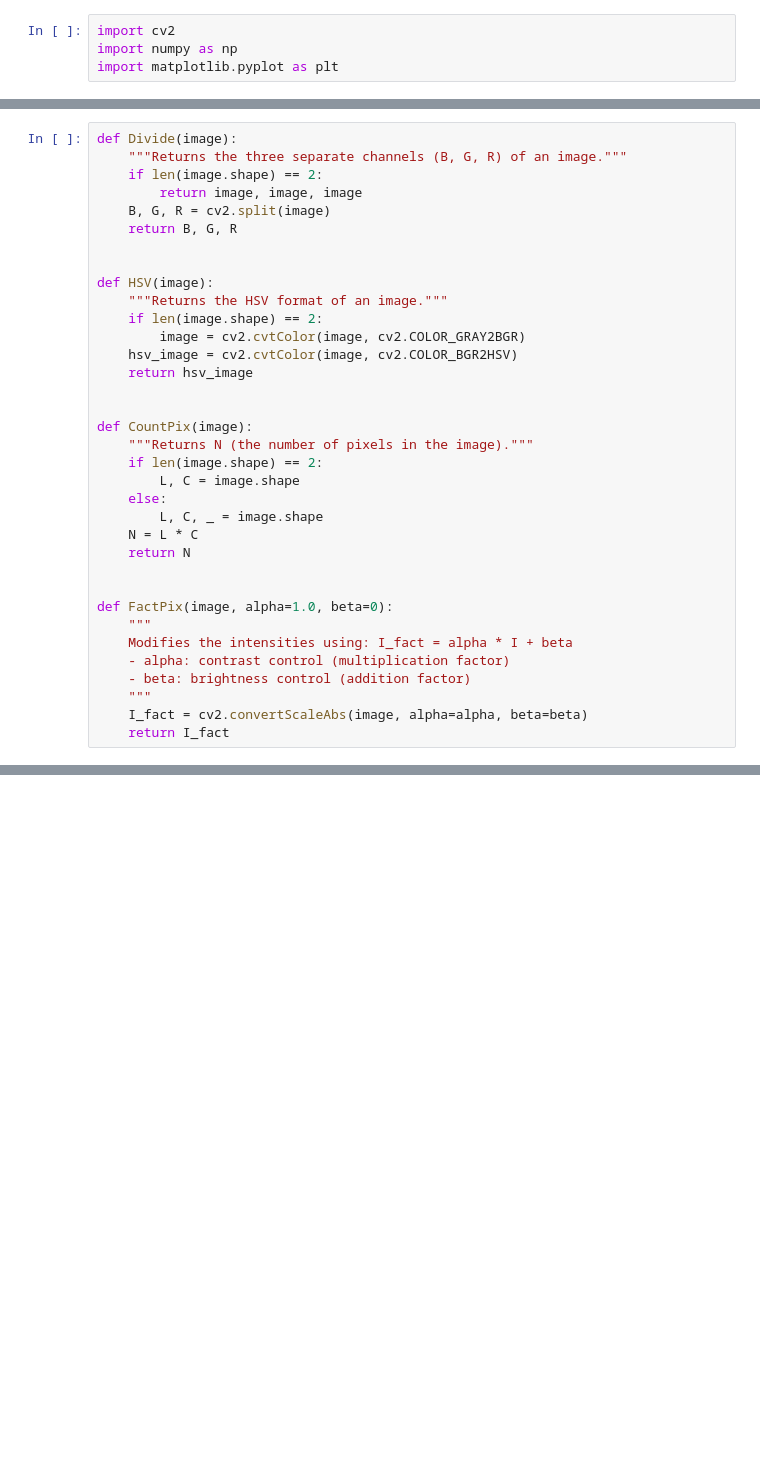
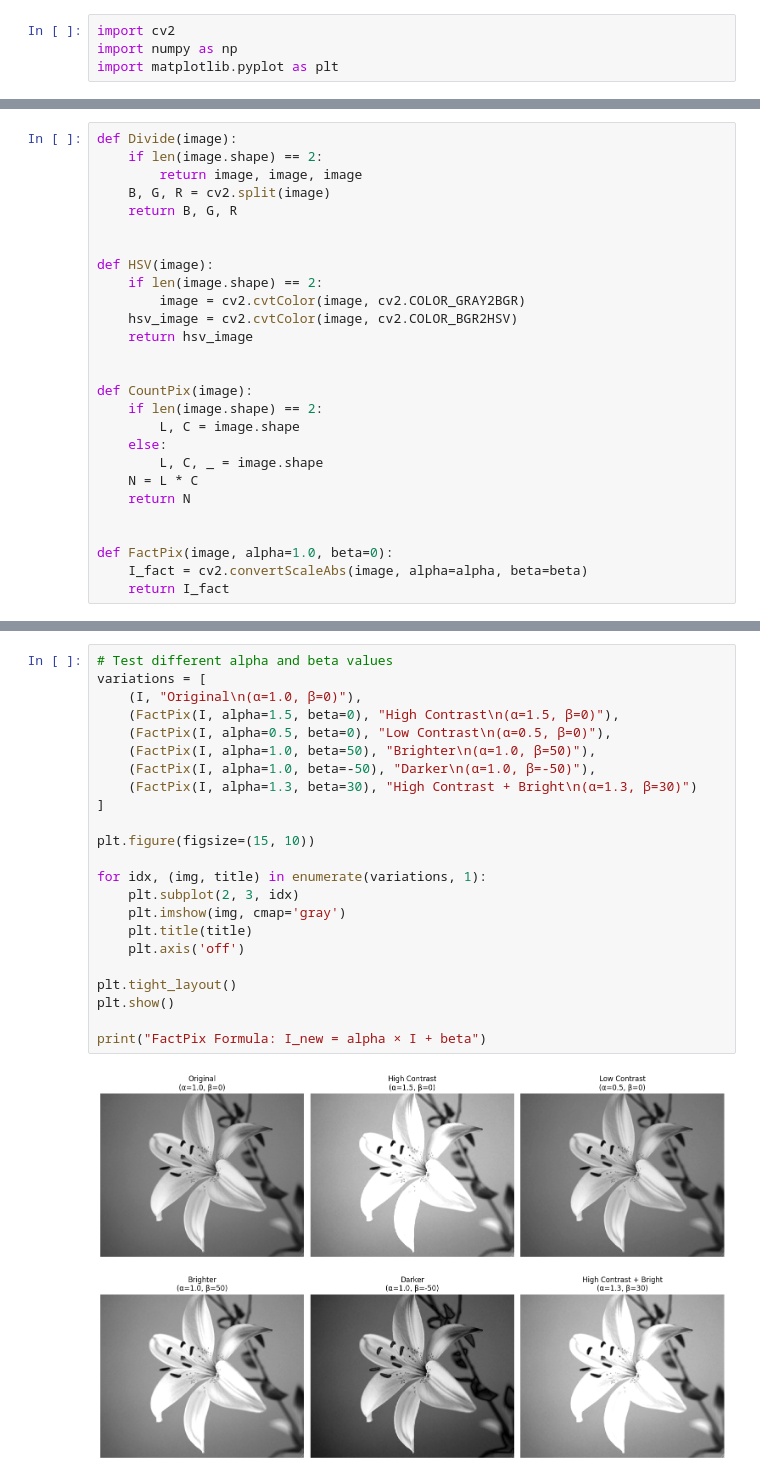
Before and after one commit to ZakariaTikialine/TreatImg, a Jupyter notebook: Lab2/notebook.ipynb, the cells around one changed output, grey strips where cells are left out. Saved outputs shown, nothing was run; the diff lists cells and outputs as text; blank space fills up the shorter version.

```diff
--- a/Lab2/notebook.ipynb
+++ b/Lab2/notebook.ipynb
@@ -52,6 +10,5 @@ def OpenImage(path):
 # %%
 def Divide(image):
-    """Returns the three separate channels (B, G, R) of an image."""
     if len(image.shape) == 2:
         return image, image, image
     B, G, R = cv2.split(image)
@@ -59,7 +16,6 @@ def Divide(image):
 
 
 def HSV(image):
-    """Returns the HSV format of an image."""
     if len(image.shape) == 2:
         image = cv2.cvtColor(image, cv2.COLOR_GRAY2BGR)
     hsv_image = cv2.cvtColor(image, cv2.COLOR_BGR2HSV)
@@ -67,7 +23,6 @@ def HSV(image):
 
 
 def CountPix(image):
-    """Returns N (the number of pixels in the image)."""
     if len(image.shape) == 2:
         L, C = image.shape
     else:
@@ -77,10 +32,5 @@ def CountPix(image):
 
 
 def FactPix(image, alpha=1.0, beta=0):
-    """
-    Modifies the intensities using: I_fact = alpha * I + beta
-    - alpha: contrast control (multiplication factor)
-    - beta: brightness control (addition factor)
-    """
     I_fact = cv2.convertScaleAbs(image, alpha=alpha, beta=beta)
     return I_fact
@@ -349,0 +267,25 @@ Generate random matrices using different NumPy methods:
+# %%
+# Test different alpha and beta values
+variations = [
+    (I, "Original\n(α=1.0, β=0)"),
+    (FactPix(I, alpha=1.5, beta=0), "High Contrast\n(α=1.5, β=0)"),
+    (FactPix(I, alpha=0.5, beta=0), "Low Contrast\n(α=0.5, β=0)"),
+    (FactPix(I, alpha=1.0, beta=50), "Brighter\n(α=1.0, β=50)"),
+    (FactPix(I, alpha=1.0, beta=-50), "Darker\n(α=1.0, β=-50)"),
+    (FactPix(I, alpha=1.3, beta=30), "High Contrast + Bright\n(α=1.3, β=30)")
+]
+
+plt.figure(figsize=(15, 10))
+
+for idx, (img, title) in enumerate(variations, 1):
+    plt.subplot(2, 3, idx)
+    plt.imshow(img, cmap='gray')
+    plt.title(title)
+    plt.axis('off')
+
+plt.tight_layout()
+plt.show()
+
+print("FactPix Formula: I_new = alpha × I + beta")
+# %% [output]
+[figure, added]
```
Also changed, not shown: parts of 29 cells of this notebook.
